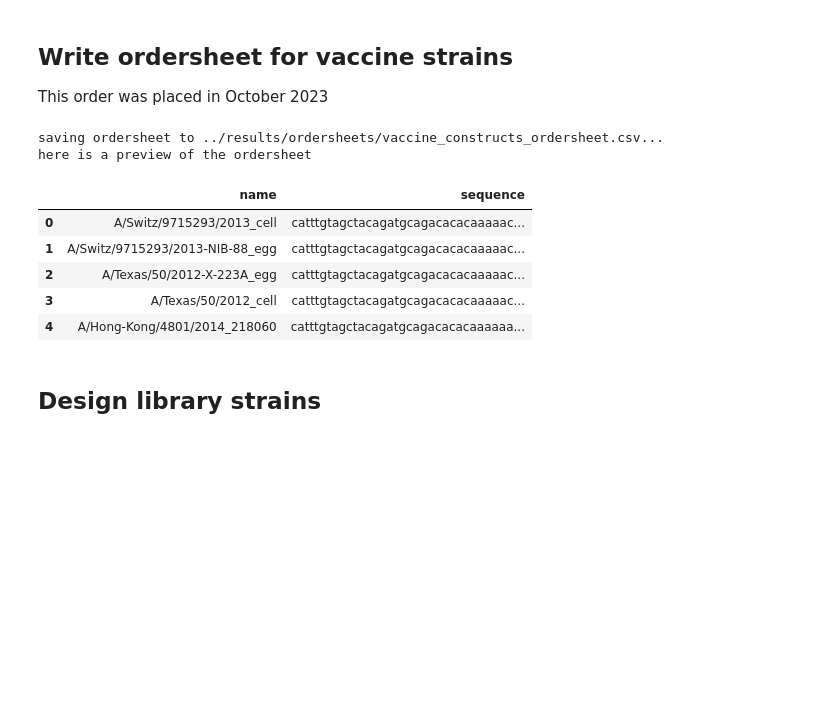
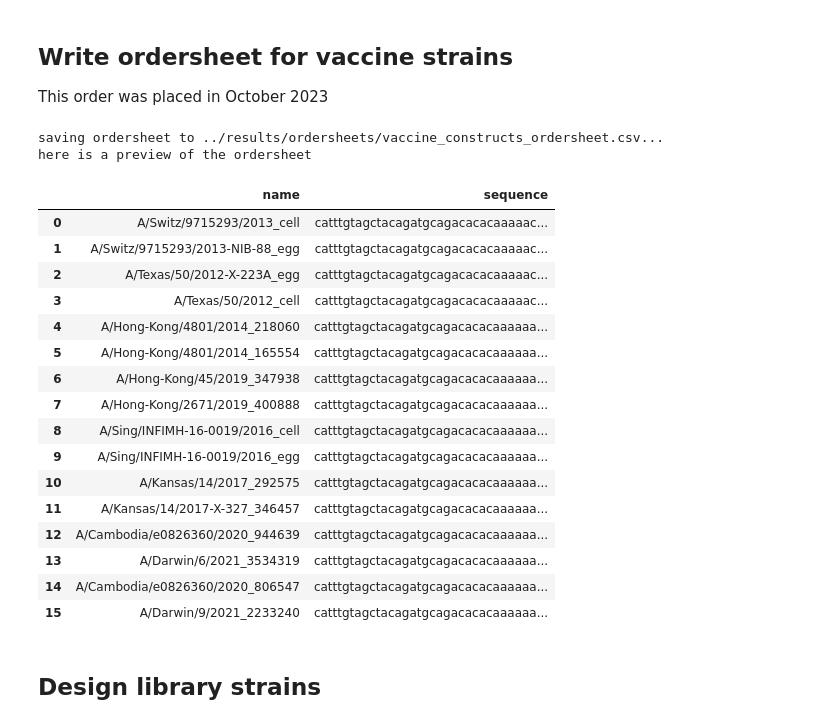
Before and after one commit to jbloomlab/flu_seqneut_H3N2_2023-2024, a Jupyter notebook: non-pipeline_analyses/library_design/notebooks/design_H3_HAconstructs.ipynb, the cells around one changed output. Cells and saved outputs as stored; diff of their text form; code cells hidden in the pictures; blank space fills up the shorter version.

```diff
--- a/non-pipeline_analyses/library_design/notebooks/design_H3_HAconstructs.ipynb
+++ b/non-pipeline_analyses/library_design/notebooks/design_H3_HAconstructs.ipynb
@@ -96,34 +96,45 @@ This order was placed in October 2023
 # # Save fasta file of constructs
 # outfile = os.path.join(resultsdir, 'vaccine_constructs.fasta')
 # with open(outfile, 'w') as f:
 #     for item in vaccine_H3_constructs:
 #         name = item[0]
 #         seq = item[1]
 #         f.write('>' + name + '\n')
 #         f.write(seq + '\n')
 # print(f'saving FASTA format HA construct sequences to {outfile}...')
 
 
 # Make dataframe for ordersheet
 vaccine_H3_constructs_df = pd.DataFrame(vaccine_H3_constructs, columns = ['name', 'sequence'])
 
 # Save ordersheet to results
 outfile = os.path.join(resultsdir, 'ordersheets/vaccine_constructs_ordersheet.csv')
 vaccine_H3_constructs_df.to_csv(outfile, index=False)
 print(f'saving ordersheet to {outfile}...')
 
 # Preview df
 print('here is a preview of the ordersheet')
-vaccine_H3_constructs_df.head()
+vaccine_H3_constructs_df.head(20)
 # %% [output]
 saving ordersheet to ../results/ordersheets/vaccine_constructs_ordersheet.csv...
 here is a preview of the ordersheet
 |  | name | sequence |
 | 0 | A/Switz/9715293/2013_cell | catttgtagctacagatgcagacacacaaaaac... |
 | 1 | A/Switz/9715293/2013-NIB-88_egg | catttgtagctacagatgcagacacacaaaaac... |
 | 2 | A/Texas/50/2012-X-223A_egg | catttgtagctacagatgcagacacacaaaaac... |
 | 3 | A/Texas/50/2012_cell | catttgtagctacagatgcagacacacaaaaac... |
 | 4 | A/Hong-Kong/4801/2014_218060 | catttgtagctacagatgcagacacacaaaaaa... |
+| 5 | A/Hong-Kong/4801/2014_165554 | catttgtagctacagatgcagacacacaaaaaa... |
+| 6 | A/Hong-Kong/45/2019_347938 | catttgtagctacagatgcagacacacaaaaaa... |
+| 7 | A/Hong-Kong/2671/2019_400888 | catttgtagctacagatgcagacacacaaaaaa... |
+| 8 | A/Sing/INFIMH-16-0019/2016_cell | catttgtagctacagatgcagacacacaaaaaa... |
+| 9 | A/Sing/INFIMH-16-0019/2016_egg | catttgtagctacagatgcagacacacaaaaaa... |
+| 10 | A/Kansas/14/2017_292575 | catttgtagctacagatgcagacacacaaaaaa... |
+| 11 | A/Kansas/14/2017-X-327_346457 | catttgtagctacagatgcagacacacaaaaaa... |
+| 12 | A/Cambodia/e0826360/2020_944639 | catttgtagctacagatgcagacacacaaaaaa... |
+| 13 | A/Darwin/6/2021_3534319 | catttgtagctacagatgcagacacacaaaaaa... |
+| 14 | A/Cambodia/e0826360/2020_806547 | catttgtagctacagatgcagacacacaaaaaa... |
+| 15 | A/Darwin/9/2021_2233240 | catttgtagctacagatgcagacacacaaaaaa... |
 # %% [markdown]
 ## Design library strains
 # %%
```
Also changed, not shown: parts of 3 cells of this notebook, 8 other files.
